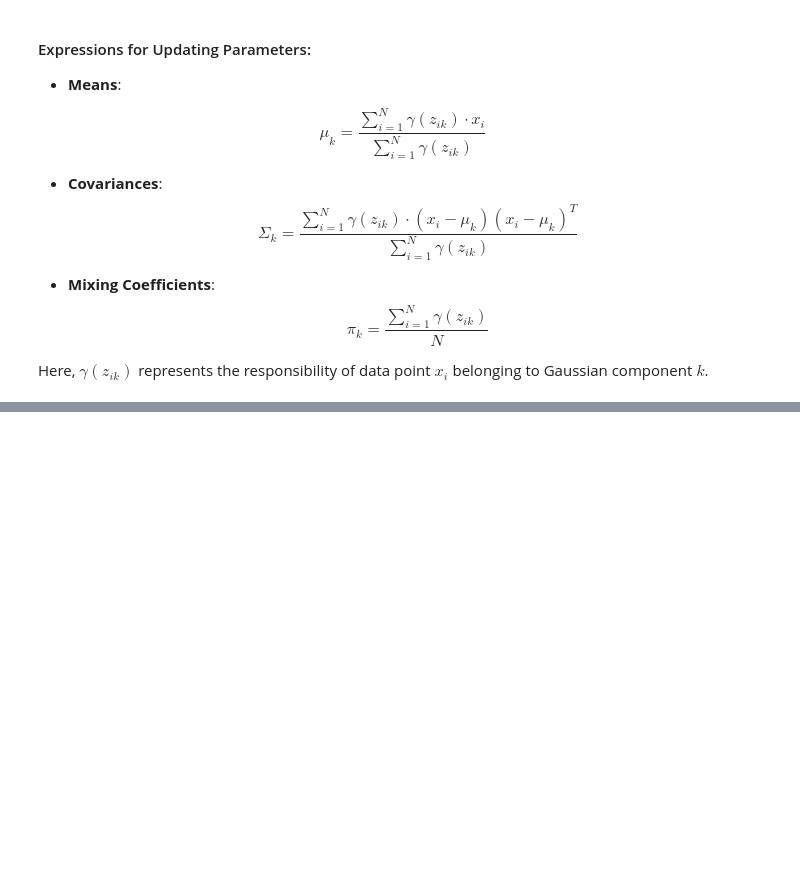
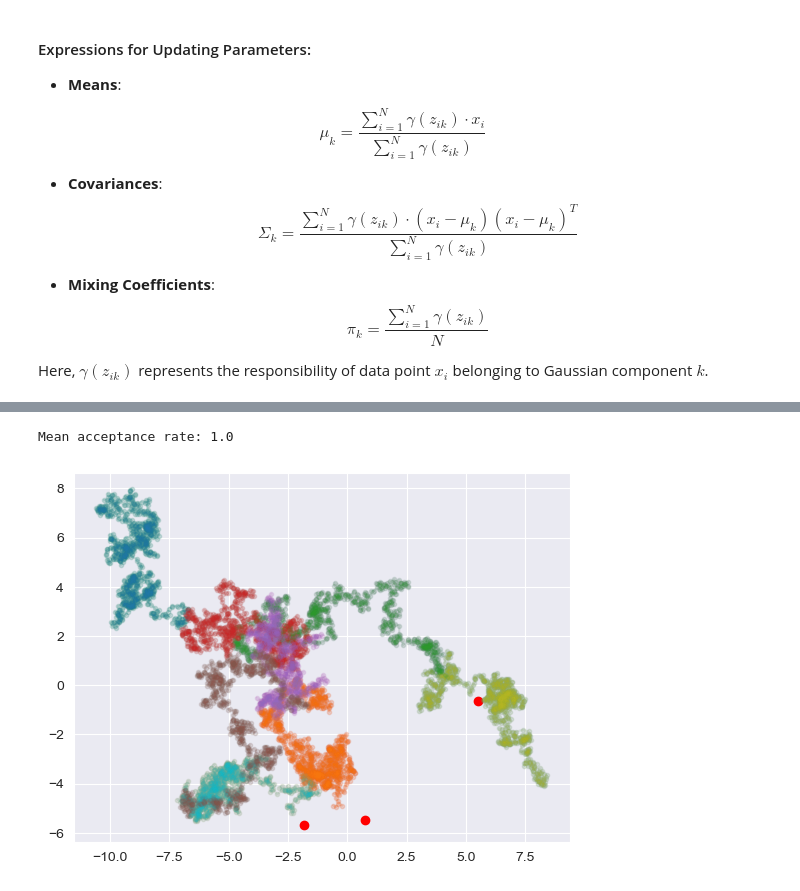
Before and after one commit to IliesElJ/MALA_vs_EM, a Jupyter notebook: gmm_mala_em.ipynb, the cells around one changed output, grey strips where cells are left out. Saved outputs shown, nothing was run; the diff lists cells and outputs as text; code cells hidden in the pictures; blank space fills up the shorter version.

Commit message:
Added MALA

```diff
--- a/gmm_mala_em.ipynb
+++ b/gmm_mala_em.ipynb
@@ -155,0 +226,33 @@ Mixing Coefficients: [0.25203237 0.08376465 0.49865148 0.1655515 ]
+# %%
+# function that returns a function that computes the negative log probability of a given dataset
+def get_log_prob(data):
+    N = data.shape[0]
+    d = data.shape[1]
+    R = 2 * np.abs(np.log2(d))
+
+    def log_mu_prior(mu):
+        M = mu.shape[1]
+        return -(torch.norm(mu) - np.sqrt(M) * R) ** 2 * int(torch.norm(mu) > np.sqrt(M) * R)
+
+    def log_prob(mu):
+        # Compute squared distances between each data point and each mean
+        squared_distances = torch.sum((data.unsqueeze(1) - mu.t().unsqueeze(0)) ** 2, dim=2)
+
+        # Compute the log probabilities for each data point and each mixture component
+        log_probs = -0.5 * squared_distances / (1000 * data.shape[1])
+
+        # Sum over mixture components and take the log-sum-exp to compute the log probability
+        max_log_probs, _ = torch.max(log_probs, dim=1, keepdim=True)
+        log_prob_ = torch.log(torch.sum(torch.exp(log_probs - max_log_probs), dim=1)) + max_log_probs.squeeze()
+
+        return -torch.sum(log_prob_)
+
+    return log_prob
+# %%
+M = int(np.log2(d))
+# %%
+U = get_log_prob(torch.Tensor(synthetic_data))
+grad_U = get_grad_U(U)
+
+
+x_init = torch.Tensor(synthetic_data[:M, :].T)
@@ -155,0 +263,2 @@ Mixing Coefficients: [0.25203237 0.08376465 0.49865148 0.1655515 ]
+# %%
+xs, accs = run_mala(U, grad_U, x_init, n_steps=1000, dt=0.005)
@@ -156,3 +287,12 @@ Mixing Coefficients: [0.25203237 0.08376465 0.49865148 0.1655515 ]
+# %%
+plt.plot(grab(xs[:, :, 0]), grab(xs[:, :, 1]), '.-', alpha=0.1)
+plt.plot(grab(xs[:, :, 0]), grab(xs[:, :, 1]), '.-', alpha=0.1)
+plt.scatter(true_means[:, 0], true_means[:, 1], c='r')
+
+print('Mean acceptance rate:', (accs * 1.).mean().item())
+# %% [output]
+Mean acceptance rate: 1.0
+[figure, added]
 # %%
 true_means
 # %% [output]
```
Also changed, not shown: parts of 14 cells of this notebook.
